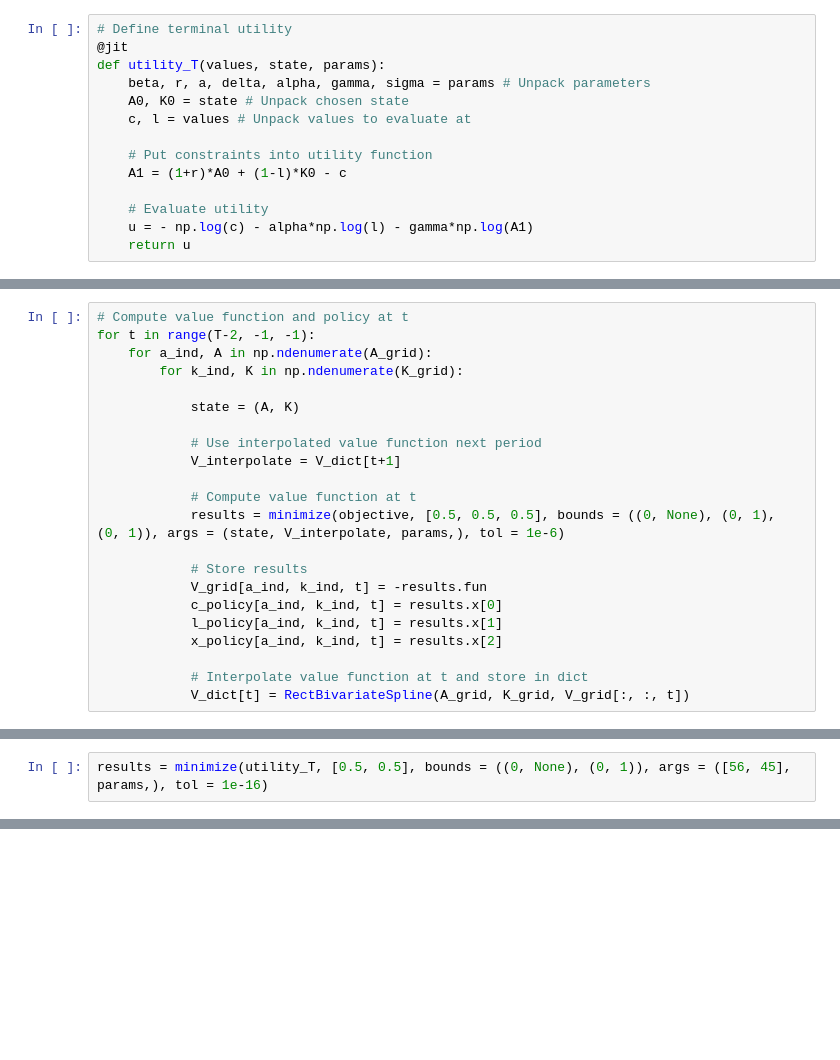
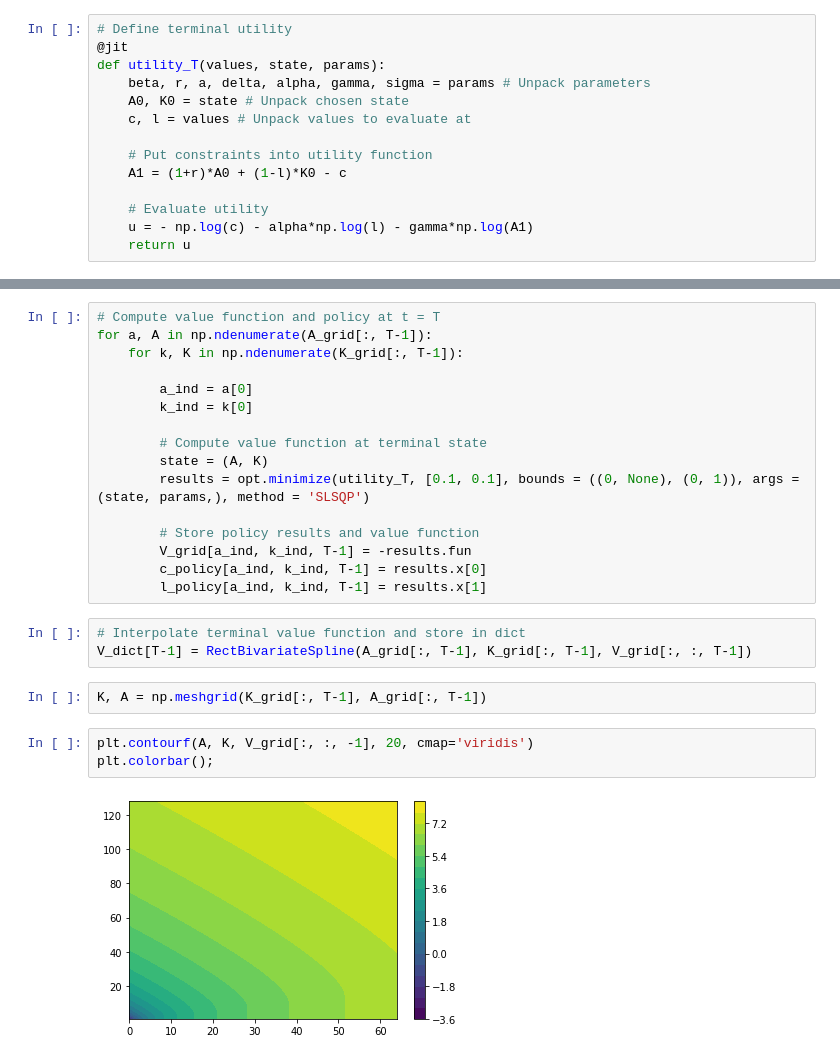
Before and after one commit to ChurnKenLee/blinder_weiss_1976, a Jupyter notebook: code/backward_vfi.ipynb, the cells around one changed output, grey strips where cells are left out. Drawn from its saved outputs; the diff is of its cells as text; blank space fills up the shorter version.

```diff
--- a/code/backward_vfi.ipynb
+++ b/code/backward_vfi.ipynb
@@ -120,22 +58,0 @@ def objective(values, state, V_T_interpolate, params):
-# %%
-# Compute value function and policy at t
-for t in range(T-2, -1, -1):
-    for a_ind, A in np.ndenumerate(A_grid):
-        for k_ind, K in np.ndenumerate(K_grid):
-
-            state = (A, K)
-
-            # Use interpolated value function next period
-            V_interpolate = V_dict[t+1]
-
-            # Compute value function at t
-            results = minimize(objective, [0.5, 0.5, 0.5], bounds = ((0, None), (0, 1), (0, 1)), args = (state, V_interpolate, params,), tol = 1e-6)
-
-            # Store results
-            V_grid[a_ind, k_ind, t] = -results.fun
-            c_policy[a_ind, k_ind, t] = results.x[0]
-            l_policy[a_ind, k_ind, t] = results.x[1]
-            x_policy[a_ind, k_ind, t] = results.x[2]
-
-            # Interpolate value function at t and store in dict
-            V_dict[t] = RectBivariateSpline(A_grid, K_grid, V_grid[:, :, t])
@@ -169,2 +58,0 @@ array([ 1.,  2.,  3.,  4.,  5.,  6.,  7.,  8.,  9., 10.])
-# %%
-results = minimize(utility_T, [0.5, 0.5], bounds = ((0, None), (0, 1)), args = ([56, 45], params,), tol = 1e-16)
@@ -193,0 +94,26 @@ results
+# %%
+# Compute value function and policy at t = T
+for a, A in np.ndenumerate(A_grid[:, T-1]):
+    for k, K in np.ndenumerate(K_grid[:, T-1]):
+
+        a_ind = a[0]
+        k_ind = k[0]
+
+        # Compute value function at terminal state
+        state = (A, K)
+        results = opt.minimize(utility_T, [0.1, 0.1], bounds = ((0, None), (0, 1)), args = (state, params,), method = 'SLSQP')
+
+        # Store policy results and value function
+        V_grid[a_ind, k_ind, T-1] = -results.fun
+        c_policy[a_ind, k_ind, T-1] = results.x[0]
+        l_policy[a_ind, k_ind, T-1] = results.x[1]
+# %%
+# Interpolate terminal value function and store in dict
+V_dict[T-1] = RectBivariateSpline(A_grid[:, T-1], K_grid[:, T-1], V_grid[:, :, T-1])
+# %%
+K, A = np.meshgrid(K_grid[:, T-1], A_grid[:, T-1])
+# %%
+plt.contourf(A, K, V_grid[:, :, -1], 20, cmap='viridis')
+plt.colorbar();
+# %% [output]
+[figure, added]
```
Also changed, not shown: parts of 42 cells of this notebook.
